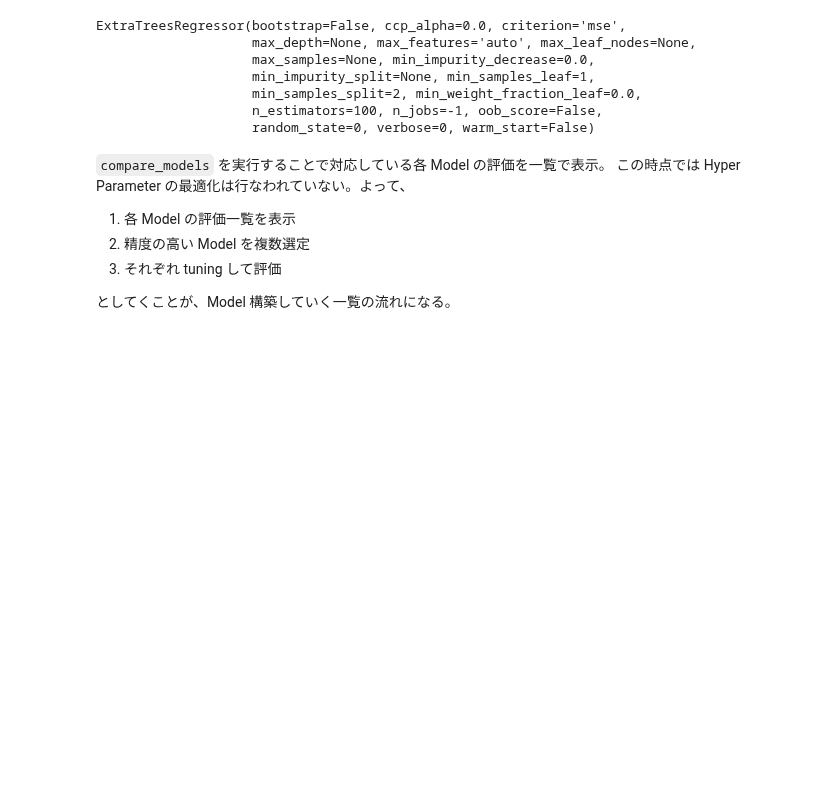
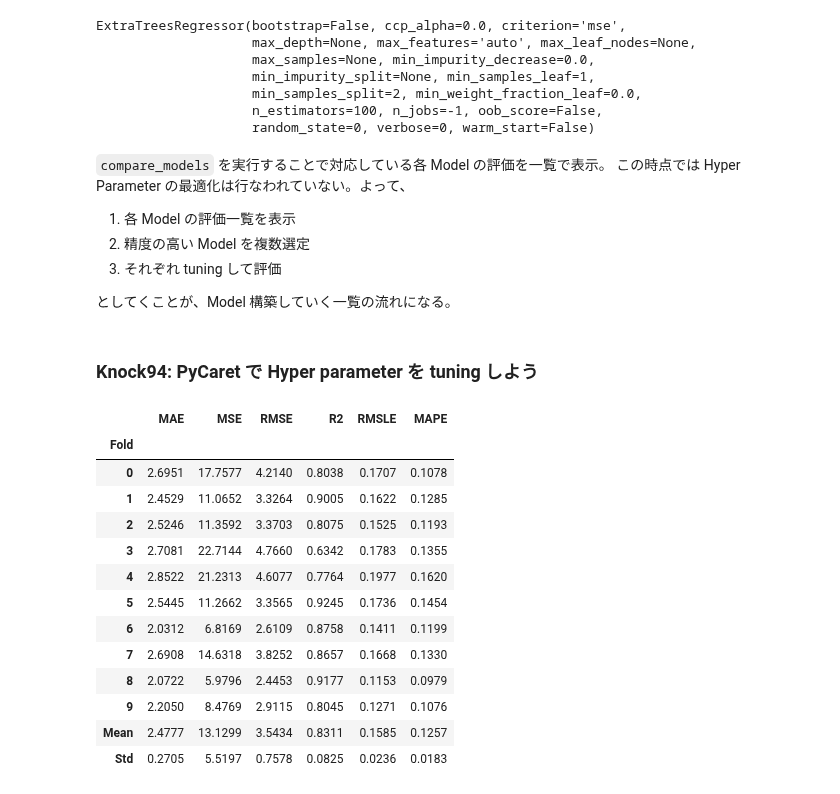
Before and after one commit to 1024xx4/ai_model_building_100, a Jupyter notebook: section09/section09.ipynb, the cells around one changed output. Drawn from its saved outputs; the diff is of its cells as text; code cells hidden in the pictures; blank space fills up the shorter version.

Commit message:
Feat: PyCaret で Hyper Parameter を tuning する#29

```diff
--- a/section09/section09.ipynb
+++ b/section09/section09.ipynb
@@ -168,3 +168,23 @@ ExtraTreesRegressor(bootstrap=False, ccp_alpha=0.0, criterion='mse',
 3. それぞれ tuning して評価
 
 としてくことが、Model 構築していく一覧の流れになる。
+# %% [markdown]
+### Knock94: PyCaret で Hyper parameter を tuning しよう
+# %%
+# 回帰 Model の作成
+rf = create_model('rf', fold=10)  # 第１引数に 機械学習 Model の ID を渡すことで機械学習 Model を設定
+# %% [output]
+|  | MAE | MSE | RMSE | R2 | RMSLE | MAPE |
+| Fold |  |  |  |  |  |  |
+| 0 | 2.6951 | 17.7577 | 4.2140 | 0.8038 | 0.1707 | 0.1078 |
+| 1 | 2.4529 | 11.0652 | 3.3264 | 0.9005 | 0.1622 | 0.1285 |
+| 2 | 2.5246 | 11.3592 | 3.3703 | 0.8075 | 0.1525 | 0.1193 |
+| 3 | 2.7081 | 22.7144 | 4.7660 | 0.6342 | 0.1783 | 0.1355 |
+| 4 | 2.8522 | 21.2313 | 4.6077 | 0.7764 | 0.1977 | 0.1620 |
+| 5 | 2.5445 | 11.2662 | 3.3565 | 0.9245 | 0.1736 | 0.1454 |
+| 6 | 2.0312 | 6.8169 | 2.6109 | 0.8758 | 0.1411 | 0.1199 |
+| 7 | 2.6908 | 14.6318 | 3.8252 | 0.8657 | 0.1668 | 0.1330 |
+| 8 | 2.0722 | 5.9796 | 2.4453 | 0.9177 | 0.1153 | 0.0979 |
+| 9 | 2.2050 | 8.4769 | 2.9115 | 0.8045 | 0.1271 | 0.1076 |
+| Mean | 2.4777 | 13.1299 | 3.5434 | 0.8311 | 0.1585 | 0.1257 |
+| Std | 0.2705 | 5.5197 | 0.7578 | 0.0825 | 0.0236 | 0.0183 |
```
Also changed, not shown: parts of 4 cells of this notebook.
